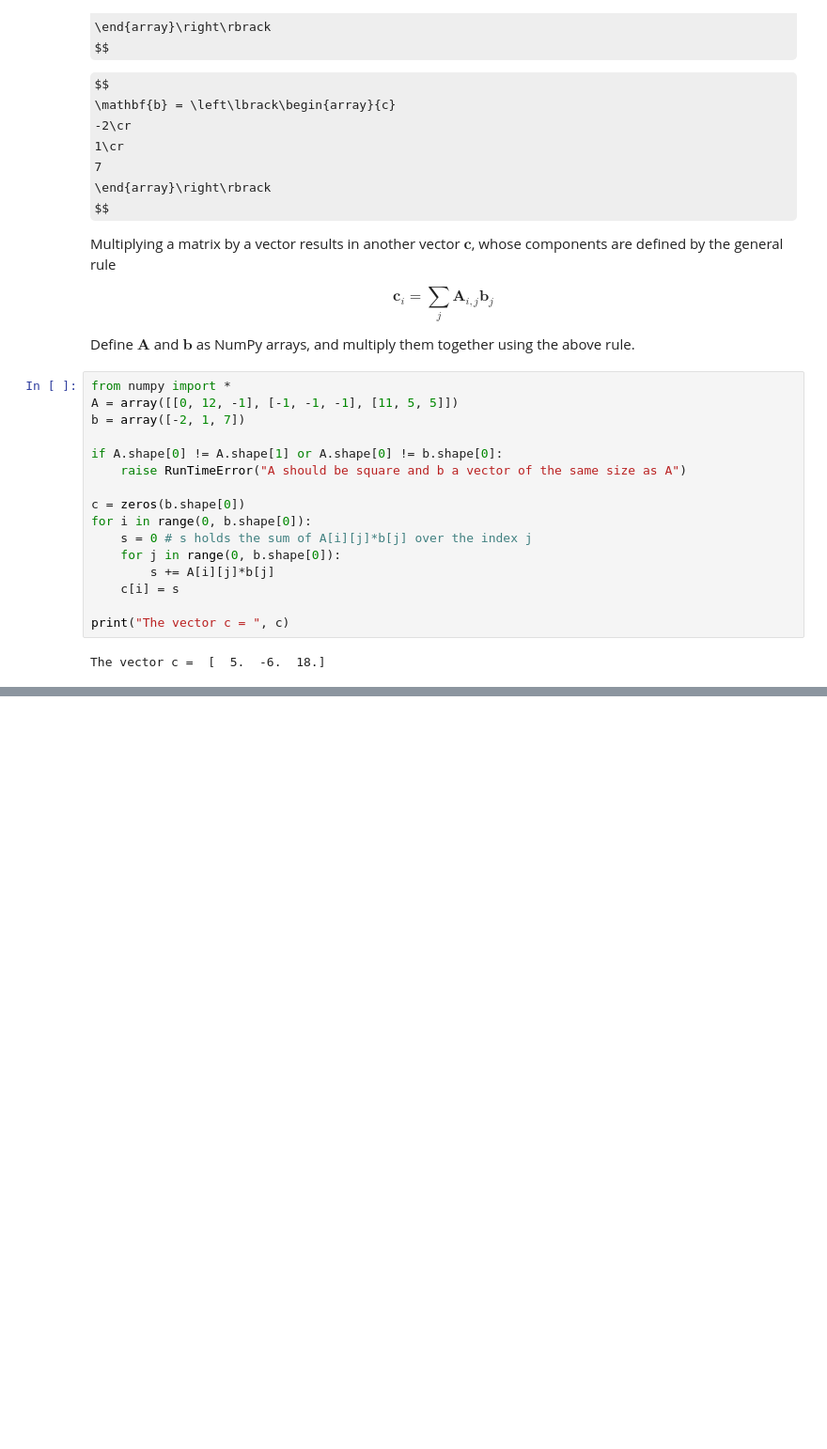
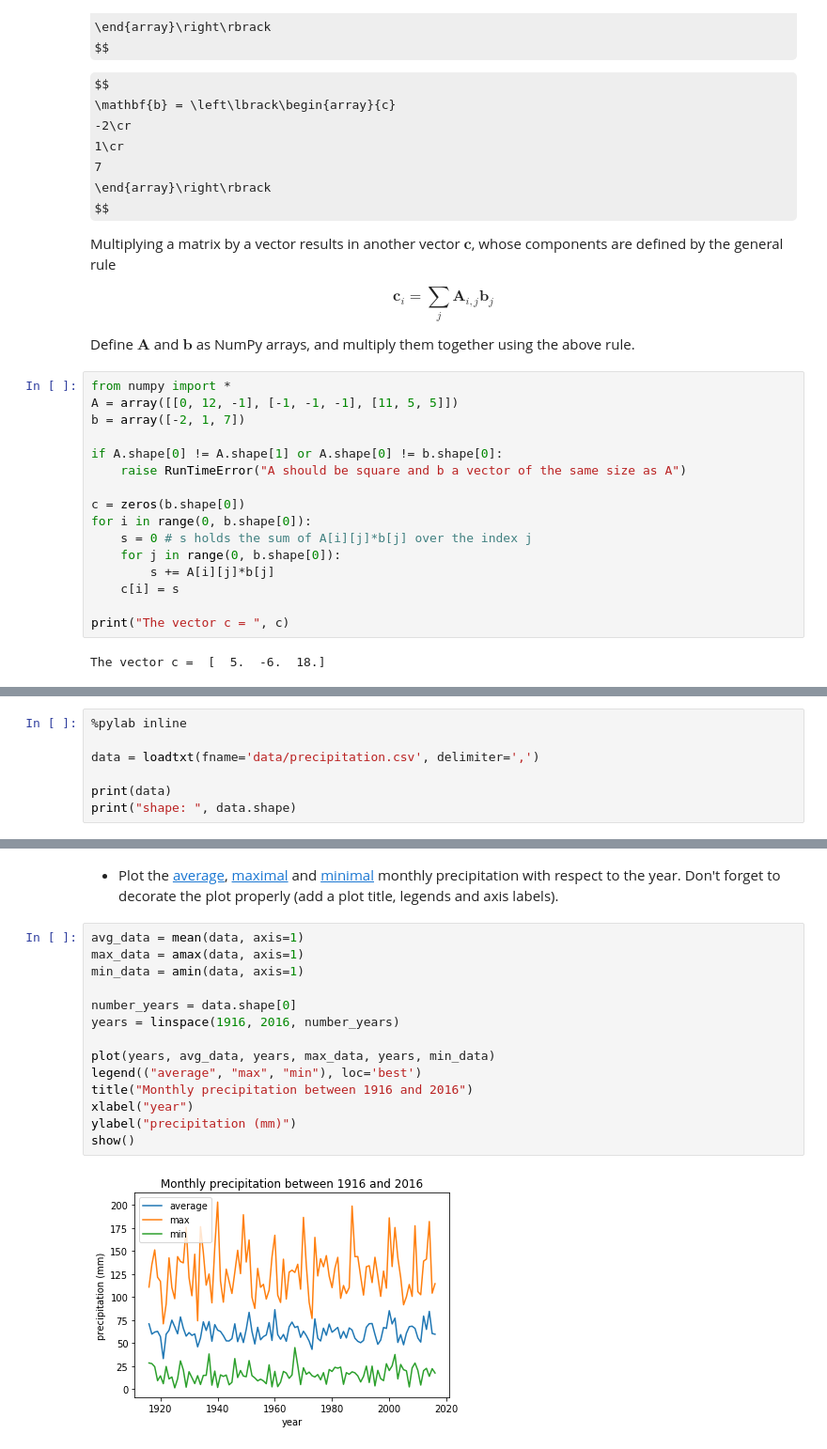
Before and after one commit to ggorman/Introduction-to-programming-for-geoscientists, a Jupyter notebook: notebook/Lecture-5-Introduction-to-programming-for-geoscientists-Solutions.ipynb, the cells around one changed output, grey strips where cells are left out. Shown at 94% size. Saved outputs shown, nothing was run; the diff lists cells and outputs as text; some formulas as TeX source; blank space fills up the shorter version.

```diff
--- a/notebook/Lecture-5-Introduction-to-programming-for-geoscientists-Solutions.ipynb
+++ b/notebook/Lecture-5-Introduction-to-programming-for-geoscientists-Solutions.ipynb
@@ -323,0 +335,7 @@ The vector c =  [  5.  -6.  18.]
+# %%
+%pylab inline
+
+data = loadtxt(fname='data/precipitation.csv', delimiter=',')
+
+print(data)
+print("shape: ", data.shape)
@@ -323,0 +379,18 @@ The vector c =  [  5.  -6.  18.]
+# %% [markdown]
+ - Plot the [average](), [maximal]() and [minimal]() monthly precipitation with respect to the year. Don't forget to decorate the plot properly (add a plot title, legends and axis labels).
+# %%
+avg_data = mean(data, axis=1)
+max_data = amax(data, axis=1)
+min_data = amin(data, axis=1)
+
+number_years = data.shape[0]
+years = linspace(1916, 2016, number_years)
+
+plot(years, avg_data, years, max_data, years, min_data)
+legend(("average", "max", "min"), loc='best')
+title("Monthly precipitation between 1916 and 2016")
+xlabel("year")
+ylabel("precipitation (mm)")
+show()
+# %% [output]
+[figure, added]
```
Also changed, not shown: parts of 9 cells of this notebook, 1 other file.
